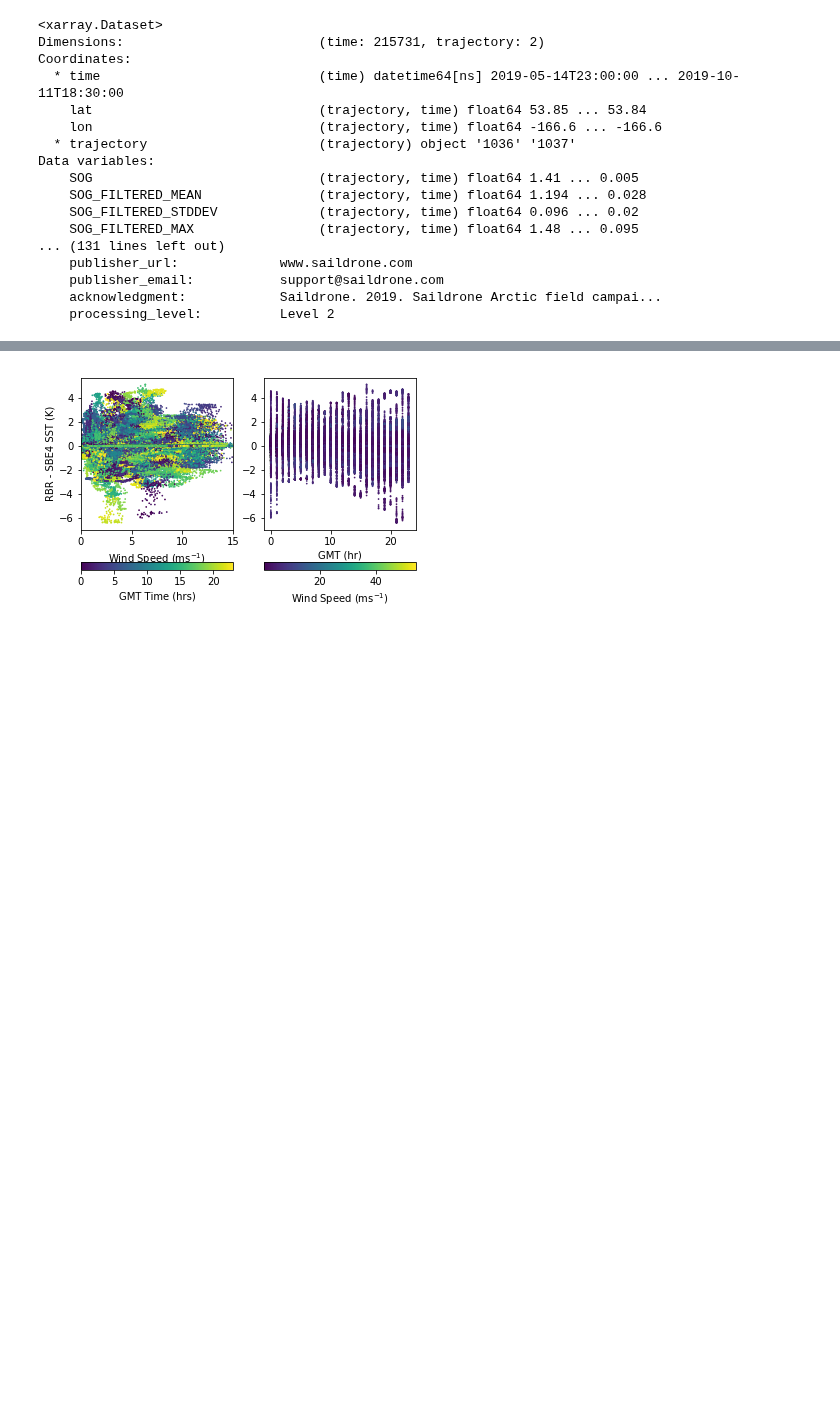
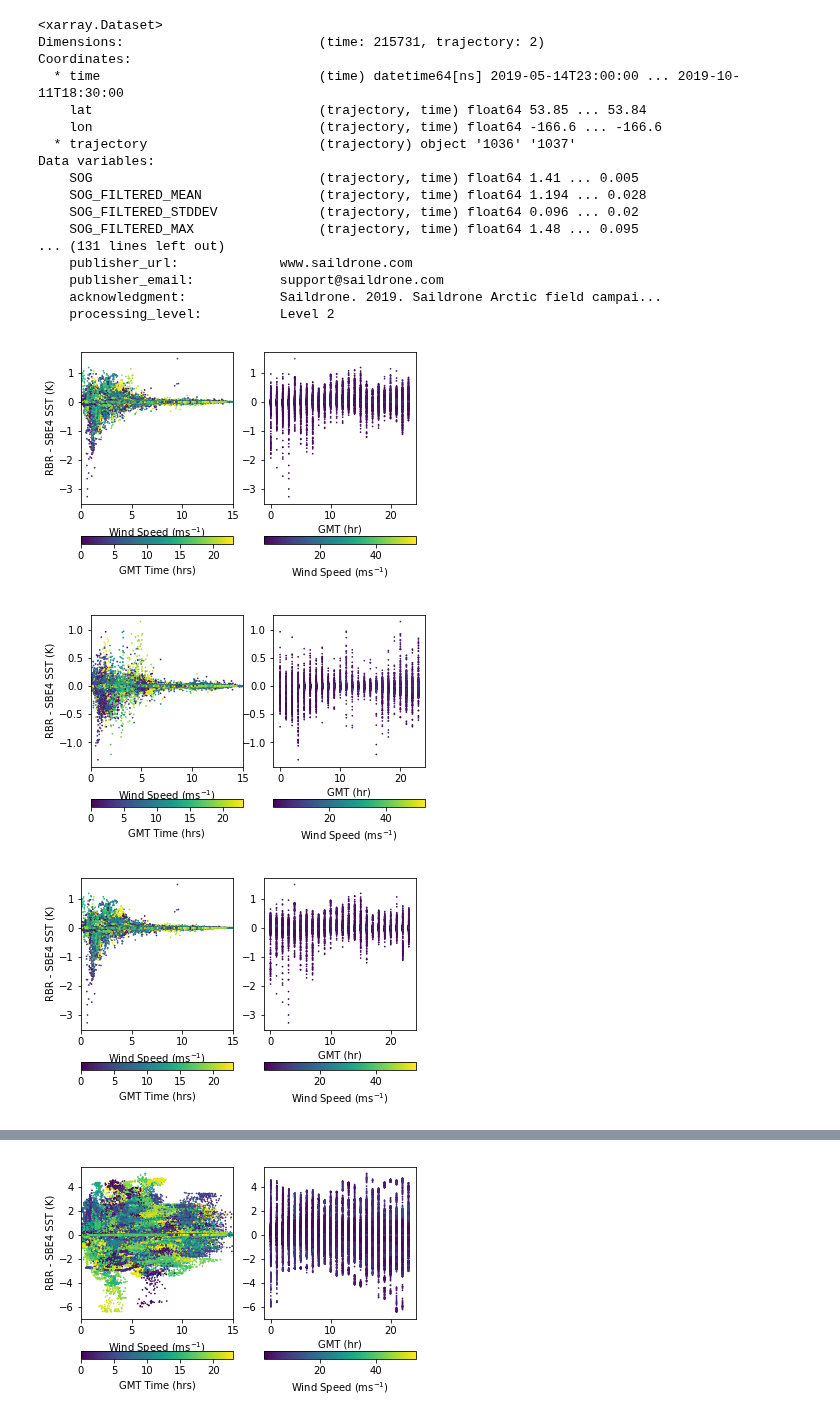
Before and after one commit to cgentemann/Saildrone, a Jupyter notebook: temp_loggers/Arctic_temp_loggers_single_file_and_collocate.ipynb, the cells around one changed output, grey strips where cells are left out. Drawn from its saved outputs; the diff is of its cells as text; code cells hidden in the pictures; blank space fills up the shorter version.

```diff
--- a/temp_loggers/Arctic_temp_loggers_single_file_and_collocate.ipynb
+++ b/temp_loggers/Arctic_temp_loggers_single_file_and_collocate.ipynb
@@ -263,4 +209,47 @@ time_offset_to_lmt=(xlon/360.)*24.*60
 ds2['tlmt']=ds2.lon
 for i in range(2):
     ds2['tlmt'][i,:]= ds2.time.data+time_offset_to_lmt[i,:]*np.timedelta64(1,'m')# dt.timedelta(seconds=1)
+# %%
+tdif=ds2.TEMP_CTD_RBR_MEAN-ds2.TEMP_SBE37_MEAN
+fig,(ax1,ax2) =plt.subplots(1,2)
+for i in range(2):
+    cs=ax1.scatter(ds2.wspd_MEAN[i,:],tdif[i,:],c=ds2.time.dt.hour,s=.5)
+ax1.set(xlabel='Wind Speed (ms$^{-1}$)', ylabel='RBR - SBE4 SST (K)')
+ax1.set_xlim(0,15)
+cbar = fig.colorbar(cs,orientation='horizontal',ax=ax1)
+cbar.set_label('GMT Time (hrs)')
+for i in range(2):
+    cs2=ax2.scatter(ds2.time.dt.hour,tdif[i,:],c=ds2.wspd_MEAN[i,:],s=.5)
+ax2.set(xlabel='GMT (hr)')
+cbar = fig.colorbar(cs2,orientation='horizontal',ax=ax2)
+cbar.set_label('Wind Speed (ms$^{-1}$)')
+fig.savefig(fig_dir+'figs/temp_buld_dw_data.png')
+tdif=ds2.TEMP_CTD_RBR_MEAN-ds2.TEMP_SBE37_MEAN
+fig,(ax1,ax2) =plt.subplots(1,2)
+cs=ax1.scatter(ds2.wspd_MEAN[0,:],tdif[i,:],c=ds2.time.dt.hour,s=.5)
+ax1.set(xlabel='Wind Speed (ms$^{-1}$)', ylabel='RBR - SBE4 SST (K)')
+ax1.set_xlim(0,15)
+cbar = fig.colorbar(cs,orientation='horizontal',ax=ax1)
+cbar.set_label('GMT Time (hrs)')
+cs2=ax2.scatter(ds2.time.dt.hour,tdif[0,:],c=ds2.wspd_MEAN[i,:],s=.5)
+ax2.set(xlabel='GMT (hr)')
+cbar = fig.colorbar(cs2,orientation='horizontal',ax=ax2)
+cbar.set_label('Wind Speed (ms$^{-1}$)')
+fig.savefig(fig_dir+'figs/temp_buld_dw_data36.png')
+tdif=ds2.TEMP_CTD_RBR_MEAN-ds2.TEMP_SBE37_MEAN
+fig,(ax1,ax2) =plt.subplots(1,2)
+cs=ax1.scatter(ds2.wspd_MEAN[1,:],tdif[i,:],c=ds2.time.dt.hour,s=.5)
+ax1.set(xlabel='Wind Speed (ms$^{-1}$)', ylabel='RBR - SBE4 SST (K)')
+ax1.set_xlim(0,15)
+cbar = fig.colorbar(cs,orientation='horizontal',ax=ax1)
+cbar.set_label('GMT Time (hrs)')
+cs2=ax2.scatter(ds2.time.dt.hour,tdif[1,:],c=ds2.wspd_MEAN[i,:],s=.5)
+ax2.set(xlabel='GMT (hr)')
+cbar = fig.colorbar(cs2,orientation='horizontal',ax=ax2)
+cbar.set_label('Wind Speed (ms$^{-1}$)')
+fig.savefig(fig_dir+'figs/temp_buld_dw_data37.png')
+# %% [output]
+[figure, added]
+[figure, added]
+[figure, added]
 # %%
```
Also changed, not shown: parts of 28 cells of this notebook, 1 other file.
